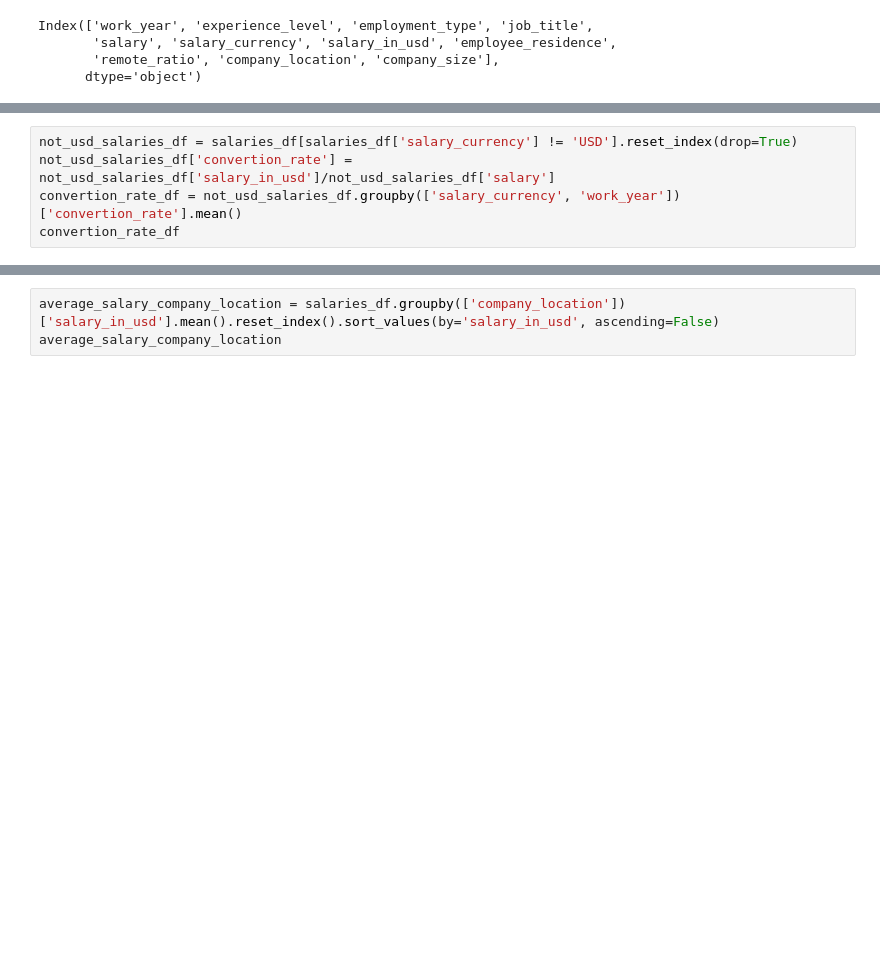
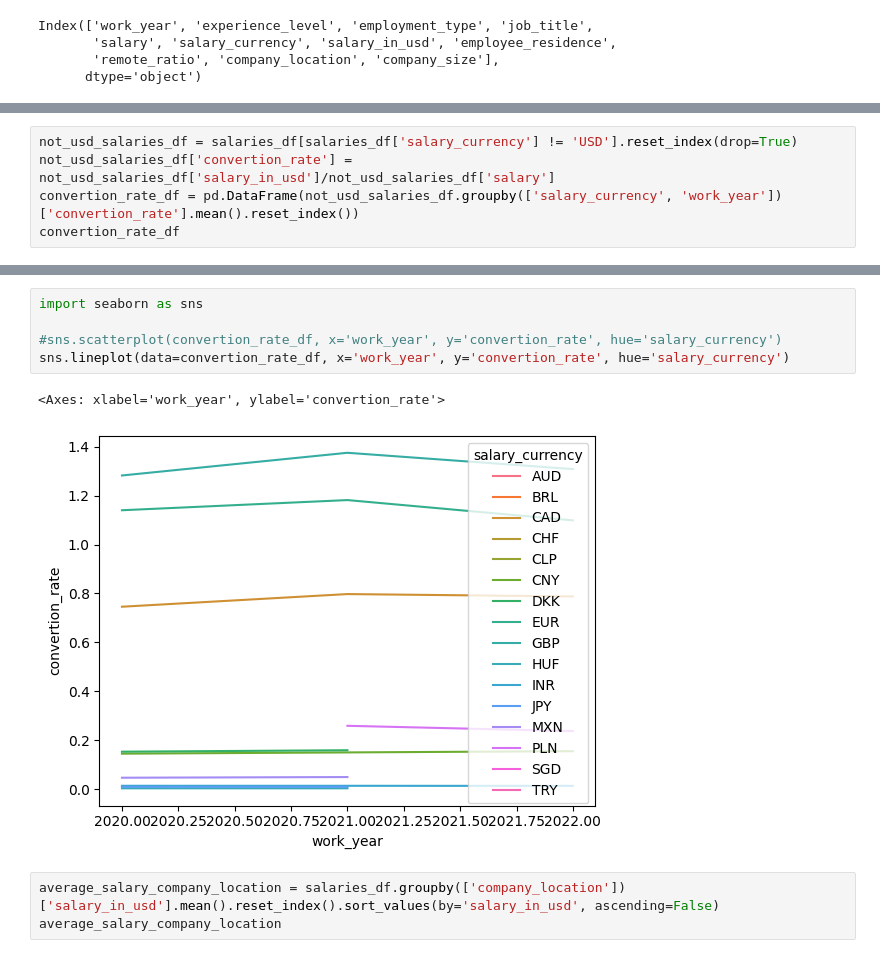
Before and after one commit to danieldamc/intro-data-science, a Jupyter notebook: Tarea_1.ipynb, the cells around one changed output, grey strips where cells are left out. Cells and saved outputs as stored; diff of their text form; blank space fills up the shorter version.

```diff
--- a/Tarea_1.ipynb
+++ b/Tarea_1.ipynb
@@ -23,6 +32,6 @@ Index(['work_year', 'experience_level', 'employment_type', 'job_title',
 # %%
 not_usd_salaries_df = salaries_df[salaries_df['salary_currency'] != 'USD'].reset_index(drop=True)
 not_usd_salaries_df['convertion_rate'] = not_usd_salaries_df['salary_in_usd']/not_usd_salaries_df['salary']
-convertion_rate_df = not_usd_salaries_df.groupby(['salary_currency', 'work_year'])['convertion_rate'].mean()
+convertion_rate_df = pd.DataFrame(not_usd_salaries_df.groupby(['salary_currency', 'work_year'])['convertion_rate'].mean().reset_index())
 convertion_rate_df
 # %% [output]
@@ -46,3 +55,11 @@ Name: convertion_rate, dtype: float64
+# %%
+import seaborn as sns
+
+#sns.scatterplot(convertion_rate_df, x='work_year', y='convertion_rate', hue='salary_currency')
+sns.lineplot(data=convertion_rate_df, x='work_year', y='convertion_rate', hue='salary_currency')
+# %% [output]
+<Axes: xlabel='work_year', ylabel='convertion_rate'>
+[figure, added]
 # %%
 average_salary_company_location = salaries_df.groupby(['company_location'])['salary_in_usd'].mean().reset_index().sort_values(by='salary_in_usd', ascending=False)
 average_salary_company_location
```
Also changed, not shown: parts of 2 cells of this notebook, 6 other files.
